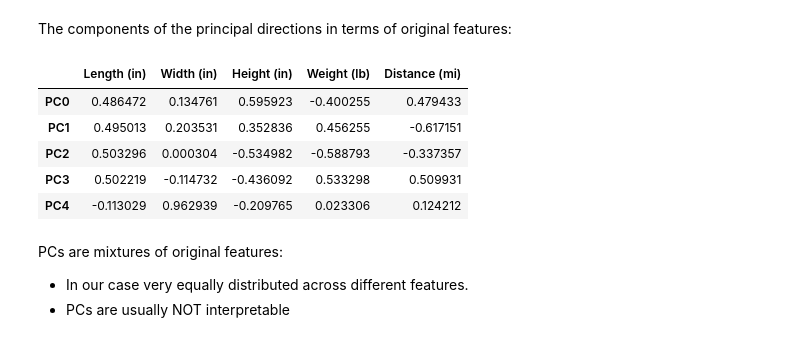
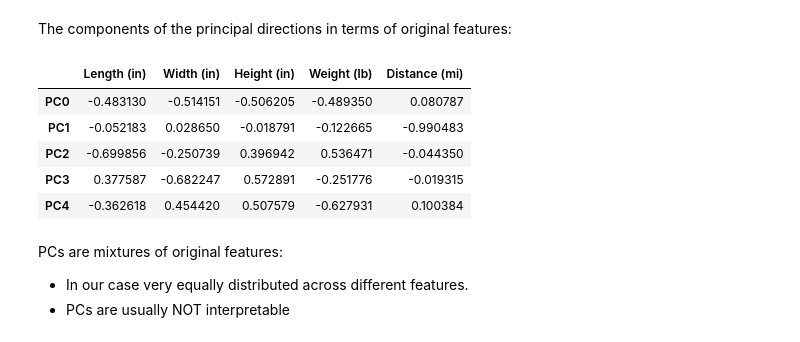
Before and after one commit to admveen/Flatiron_PG_DS, a Jupyter notebook: Phase4_Topic33_PCA/Ph3_T33_PCA.ipynb, the cells around one changed output. Drawn from its saved outputs; the diff is of its cells as text; code cells hidden in the pictures.

```diff
--- a/Phase4_Topic33_PCA/Ph3_T33_PCA.ipynb
+++ b/Phase4_Topic33_PCA/Ph3_T33_PCA.ipynb
@@ -249,17 +250,17 @@ Xcov_PCA
 # %% [markdown]
 The components of the principal directions in terms of original features:
 # %%
-pc_comp = pd.DataFrame(eigvecs,
+pc_comp = pd.DataFrame(eigvecs.T,
                        index = colname,
                        columns = X_train.columns)
 pc_comp
 # %% [output]
 |  | Length (in) | Width (in) | Height (in) | Weight (lb) | Distance (mi) |
-| PC0 | 0.486472 | 0.134761 | 0.595923 | -0.400255 | 0.479433 |
-| PC1 | 0.495013 | 0.203531 | 0.352836 | 0.456255 | -0.617151 |
-| PC2 | 0.503296 | 0.000304 | -0.534982 | -0.588793 | -0.337357 |
-| PC3 | 0.502219 | -0.114732 | -0.436092 | 0.533298 | 0.509931 |
-| PC4 | -0.113029 | 0.962939 | -0.209765 | 0.023306 | 0.124212 |
+| PC0 | -0.483130 | -0.514151 | -0.506205 | -0.489350 | 0.080787 |
+| PC1 | -0.052183 | 0.028650 | -0.018791 | -0.122665 | -0.990483 |
+| PC2 | -0.699856 | -0.250739 | 0.396942 | 0.536471 | -0.044350 |
+| PC3 | 0.377587 | -0.682247 | 0.572891 | -0.251776 | -0.019315 |
+| PC4 | -0.362618 | 0.454420 | 0.507579 | -0.627931 | 0.100384 |
 # %% [markdown]
 PCs are mixtures of original features:
 - In our case very equally distributed across different features.
```
Also changed, not shown: parts of 25 cells of this notebook, 31 other files.
